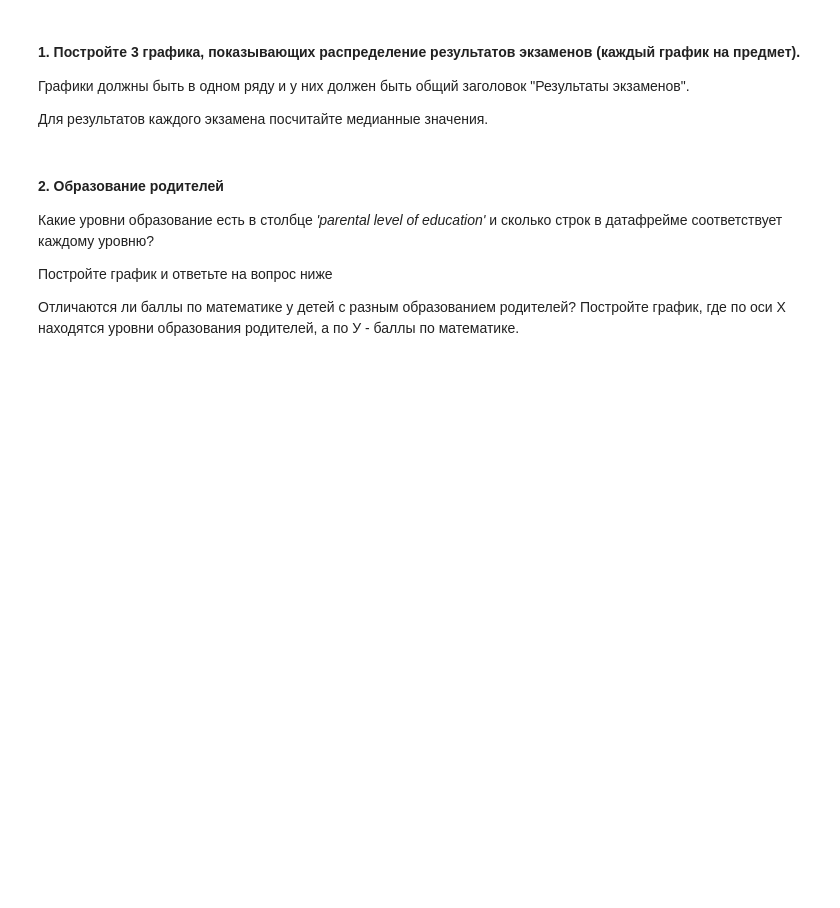
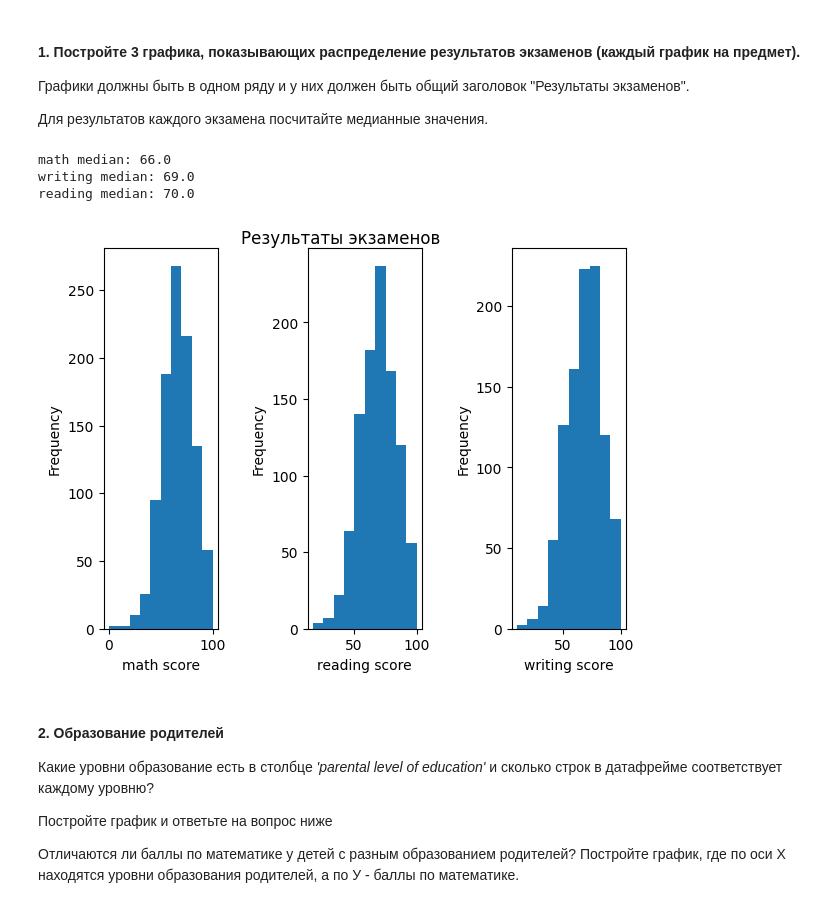
Before and after one commit to Kirieshka124/ml_basics, a Jupyter notebook: Практическая_работа_3_pandas.ipynb, the cells around one changed output. Cells and saved outputs as stored; diff of their text form; code cells hidden in the pictures; blank space fills up the shorter version.

```diff
--- a/Практическая_работа_3_pandas.ipynb
+++ b/Практическая_работа_3_pandas.ipynb
@@ -548,0 +565,6 @@ df
+# %%
+import kagglehub
+path = kagglehub.dataset_download("spscientist/students-performance-in-exams")
+df = pd.read_csv('/kaggle/input/students-performance-in-exams/StudentsPerformance.csv')
+
+df.head()
@@ -555,6 +585,23 @@ df
 Графики должны быть в одном ряду и у них должен быть общий заголовок "Результаты экзаменов".
 
 Для результатов каждого экзамена посчитайте медианные значения.
+# %%
+fig, ax = plt.subplots(1, 3)
+df['math score'].plot(kind='hist', ax=ax[0], xlabel='math score')
+df['reading score'].plot(kind='hist', ax=ax[1], xlabel='reading score')
+df['writing score'].plot(kind='hist', ax=ax[2], xlabel='writing score')
+fig.tight_layout(pad=2.0)
+fig.suptitle('Результаты экзаменов')
+
+print(f"math median: {df['math score'].agg('median')}")
+print(f"writing median: {df['writing score'].agg('median')}")
+print(f"reading median: {df['reading score'].agg('median')}")
+plt.show()
+# %% [output]
+math median: 66.0
+writing median: 69.0
+reading median: 70.0
+[figure, added]
 # %% [markdown]
 #### 2. Образование родителей
 Какие уровни образование есть в столбце *'parental level of education'* и сколько строк в датафрейме соответствует каждому уровню?
```
Also changed, not shown: parts of 24 cells of this notebook.
